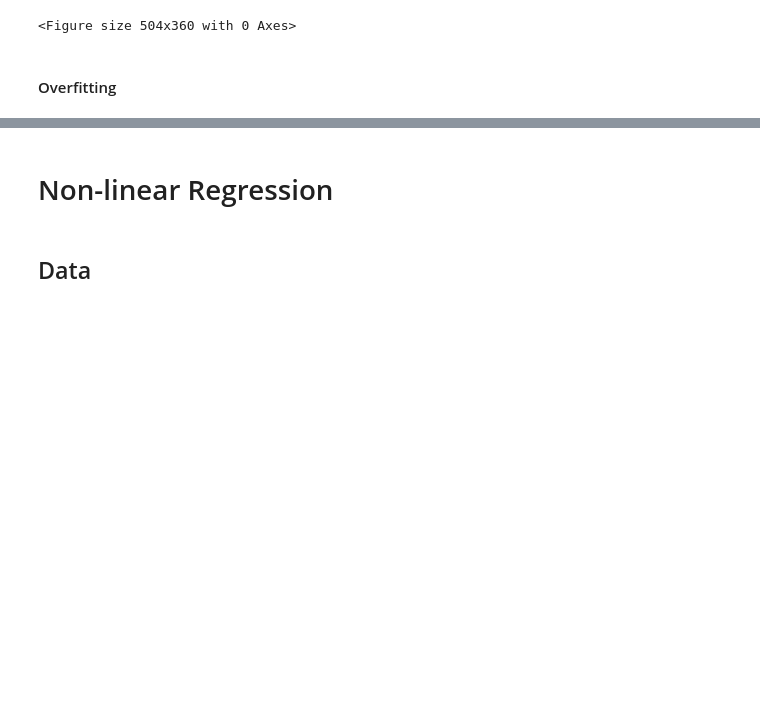
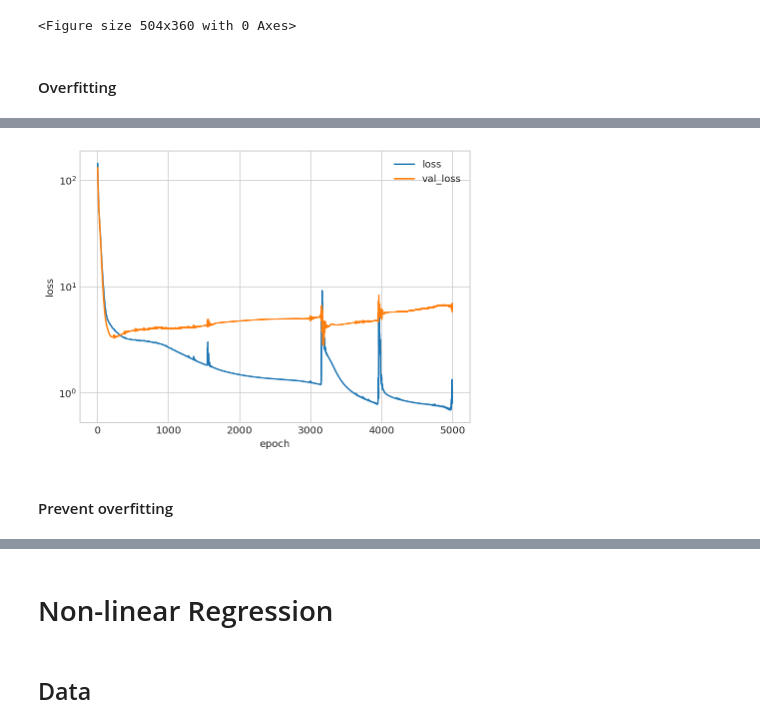
Before and after one commit to uschmidt83/keras-intro, a Jupyter notebook: 01-regression.ipynb, the cells around one changed output, grey strips where cells are left out. Cells and saved outputs as stored; diff of their text form; code cells hidden in the pictures; blank space fills up the shorter version.

```diff
--- a/01-regression.ipynb
+++ b/01-regression.ipynb
@@ -330,0 +339,7 @@ hist = model.fit(x,y,validation_data=(x_val,y_val),batch_size=N,epochs=5000,verb
+# %%
+plot_loss(hist)
+plt.yscale('log');
+# %% [output]
+[figure, added]
+# %% [markdown]
+#### Prevent overfitting
```
Also changed, not shown: parts of 22 cells of this notebook.
